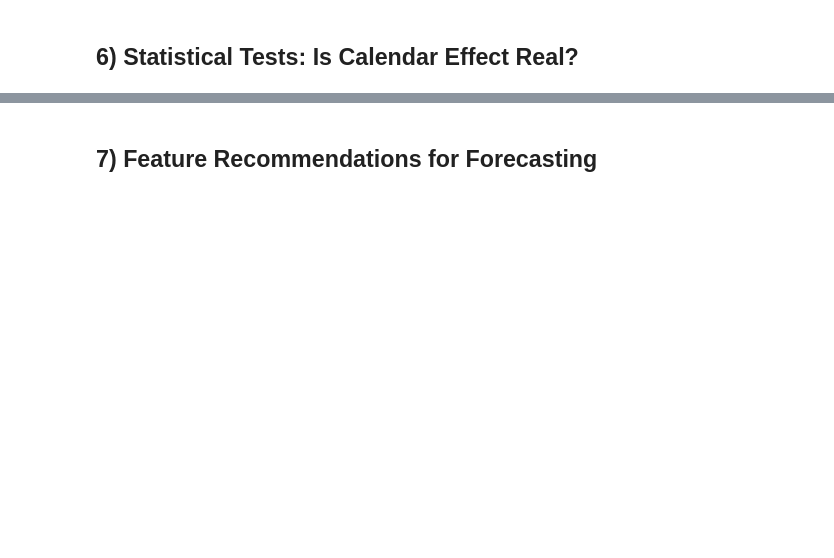
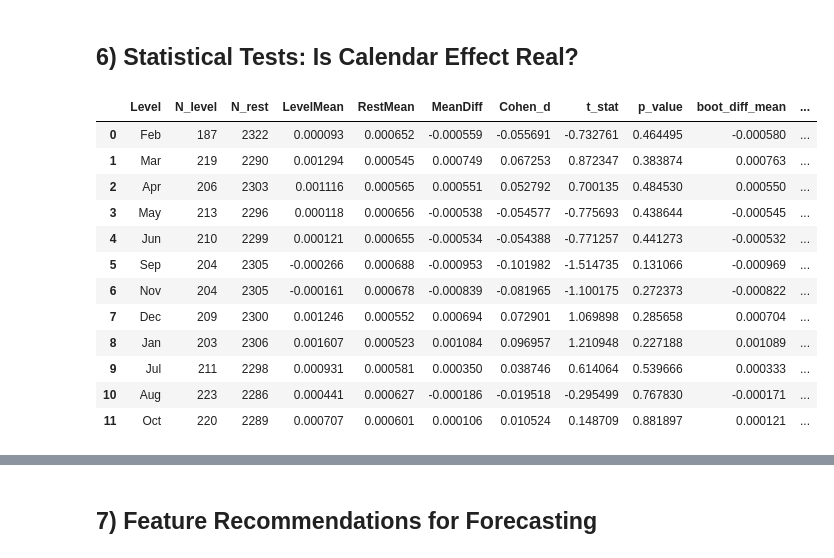
Before and after one commit to Tolstoyj/gold-price-analysis-10year, a Jupyter notebook: notebooks/04_seasonality_and_calendar_effects.ipynb, the cells around one changed output, grey strips where cells are left out. Drawn from its saved outputs; the diff is of its cells as text; code cells hidden in the pictures; blank space fills up the shorter version.

```diff
--- a/notebooks/04_seasonality_and_calendar_effects.ipynb
+++ b/notebooks/04_seasonality_and_calendar_effects.ipynb
@@ -232,7 +283,7 @@ def effect_table(group_col, value_col="Return", n_boot=3000):
     rows = []
     unique_levels = [lv for lv in analysis_df[group_col].dropna().unique()]
 
-    for level in unique_levels:
+    for i, level in enumerate(unique_levels):
         g = analysis_df.loc[analysis_df[group_col] == level, value_col].dropna().values
         r = analysis_df.loc[analysis_df[group_col] != level, value_col].dropna().values
 
@@ -242,35 +293,49 @@ def effect_table(group_col, value_col="Return", n_boot=3000):
         cohen_d = mean_diff / pooled_std if pooled_std > 0 else np.nan
 
         boot_mean, ci_low, ci_high, p_boot = bootstrap_mean_diff(
-            g, r, n_boot=n_boot, rng=np.random.default_rng(42 + abs(hash(str(level))) % 10000)
+            g, r, n_boot=n_boot, rng=np.random.default_rng(1000 + i)
         )
 
         rows.append({
             "Level": str(level),
             "N_level": len(g),
             "N_rest": len(r),
             "LevelMean": g.mean(),
             "RestMean": r.mean(),
             "MeanDiff": mean_diff,
             "Cohen_d": cohen_d,
             "t_stat": t_stat,
             "p_value": p_val,
             "boot_diff_mean": boot_mean,
             "boot_ci_low": ci_low,
             "boot_ci_high": ci_high,
             "boot_p_value": p_boot,
         })
 
     out = pd.DataFrame(rows)
     out["p_adj_fdr_bh"] = multipletests(out["p_value"], method="fdr_bh")[1]
     out["significant_5pct"] = out["p_adj_fdr_bh"] < 0.05
     out["ci_excludes_zero"] = (out["boot_ci_low"] > 0) | (out["boot_ci_high"] < 0)
     out = out.sort_values("p_adj_fdr_bh").reset_index(drop=True)
     return out
 
 month_test = effect_table("MonthName", n_boot=3000)
 weekday_test = effect_table("Weekday", n_boot=3000)
 
 month_test
+# %% [output]
+|  | Level | N_level | N_rest | LevelMean | RestMean | MeanDiff | Cohen_d | t_stat | p_value | boot_diff_mean | ... |
+| 0 | Feb | 187 | 2322 | 0.000093 | 0.000652 | -0.000559 | -0.055691 | -0.732761 | 0.464495 | -0.000580 | ... |
+| 1 | Mar | 219 | 2290 | 0.001294 | 0.000545 | 0.000749 | 0.067253 | 0.872347 | 0.383874 | 0.000763 | ... |
+| 2 | Apr | 206 | 2303 | 0.001116 | 0.000565 | 0.000551 | 0.052792 | 0.700135 | 0.484530 | 0.000550 | ... |
+| 3 | May | 213 | 2296 | 0.000118 | 0.000656 | -0.000538 | -0.054577 | -0.775693 | 0.438644 | -0.000545 | ... |
+| 4 | Jun | 210 | 2299 | 0.000121 | 0.000655 | -0.000534 | -0.054388 | -0.771257 | 0.441273 | -0.000532 | ... |
+| 5 | Sep | 204 | 2305 | -0.000266 | 0.000688 | -0.000953 | -0.101982 | -1.514735 | 0.131066 | -0.000969 | ... |
+| 6 | Nov | 204 | 2305 | -0.000161 | 0.000678 | -0.000839 | -0.081965 | -1.100175 | 0.272373 | -0.000822 | ... |
+| 7 | Dec | 209 | 2300 | 0.001246 | 0.000552 | 0.000694 | 0.072901 | 1.069898 | 0.285658 | 0.000704 | ... |
+| 8 | Jan | 203 | 2306 | 0.001607 | 0.000523 | 0.001084 | 0.096957 | 1.210948 | 0.227188 | 0.001089 | ... |
+| 9 | Jul | 211 | 2298 | 0.000931 | 0.000581 | 0.000350 | 0.038746 | 0.614064 | 0.539666 | 0.000333 | ... |
+| 10 | Aug | 223 | 2286 | 0.000441 | 0.000627 | -0.000186 | -0.019518 | -0.295499 | 0.767830 | -0.000171 | ... |
+| 11 | Oct | 220 | 2289 | 0.000707 | 0.000601 | 0.000106 | 0.010524 | 0.148709 | 0.881897 | 0.000121 | ... |
 # %%
 weekday_test
```
Also changed, not shown: parts of 14 cells of this notebook.
